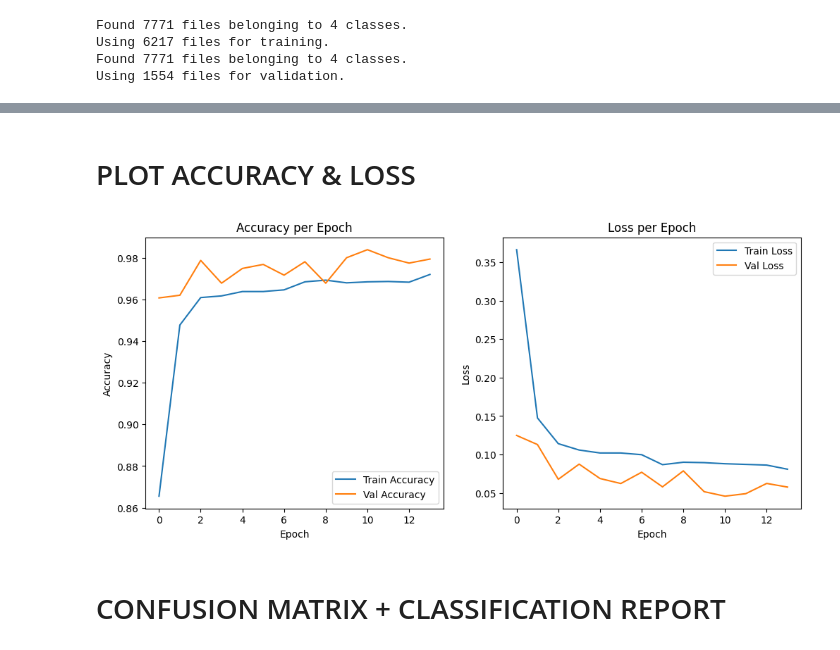
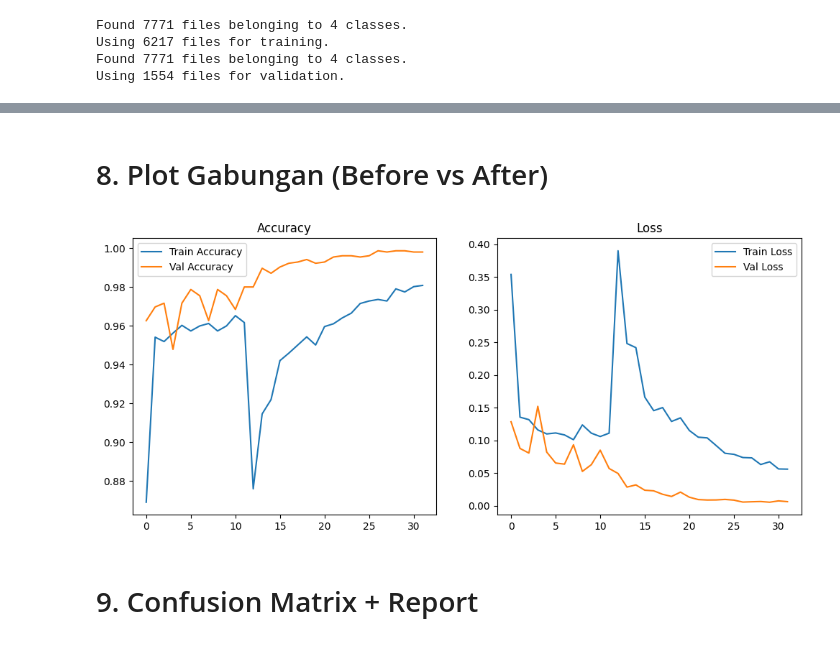
Before and after one commit to alvarotrytounderstand/Apple_Disease_Web, a Jupyter notebook: test.ipynb, the cells around one changed output, grey strips where cells are left out. Saved outputs shown, nothing was run; the diff lists cells and outputs as text; code cells hidden in the pictures.

```diff
--- a/test.ipynb
+++ b/test.ipynb
@@ -157,9 +168,4 @@ Model: "sequential_3"
 # %%
-# 7. Training Model "Sultan"
-# Bersihin graph lama (penting kalau sering run ulang di notebook)
-tf.keras.backend.clear_session()
-
-# Callback Early Stopping
 early_stop = tf.keras.callbacks.EarlyStopping(
     monitor='val_loss',
     patience=3,
@@ -170,7 +176,7 @@ history = model.fit(
     train_dataset,
     validation_data=val_dataset,
     epochs=15,
-    callbacks=[early_stop],✅ 1. SAVE MODEL
+    callbacks=[early_stop],
     verbose=1
 )
 # %% [output]
@@ -204,31 +243,29 @@ Model berhasil disimpan sebagai apple_disease_model.h5
 # %% [markdown]
-# PLOT ACCURACY & LOSS
+# 8. Plot Gabungan (Before vs After)
 # %%
-import matplotlib.pyplot as plt
+acc = history.history['accuracy'] + fine_tune_history.history['accuracy']
+val_acc = history.history['val_accuracy'] + fine_tune_history.history['val_accuracy']
+
+loss = history.history['loss'] + fine_tune_history.history['loss']
+val_loss = history.history['val_loss'] + fine_tune_history.history['val_loss']
 
 plt.figure(figsize=(12,5))
 
-# Accuracy
 plt.subplot(1,2,1)
-plt.plot(history.history['accuracy'], label='Train Accuracy')
-plt.plot(history.history['val_accuracy'], label='Val Accuracy')
-plt.title("Accuracy per Epoch")
-plt.xlabel("Epoch")
-plt.ylabel("Accuracy")
+plt.plot(acc, label='Train Accuracy')
+plt.plot(val_acc, label='Val Accuracy')
 plt.legend()
+plt.title("Accuracy")
 
-# Loss
 plt.subplot(1,2,2)
-plt.plot(history.history['loss'], label='Train Loss')
-plt.plot(history.history['val_loss'], label='Val Loss')
-plt.title("Loss per Epoch")
-plt.xlabel("Epoch")
-plt.ylabel("Loss")
+plt.plot(loss, label='Train Loss')
+plt.plot(val_loss, label='Val Loss')
 plt.legend()
+plt.title("Loss")
 
 plt.show()
 # %% [output]
-[figure, old version]
+[figure, new version]
 # %% [markdown]
-# CONFUSION MATRIX + CLASSIFICATION REPORT
+# 9. Confusion Matrix + Report
 # %%
```
Also changed, not shown: parts of 25 cells of this notebook, 1 other file.
